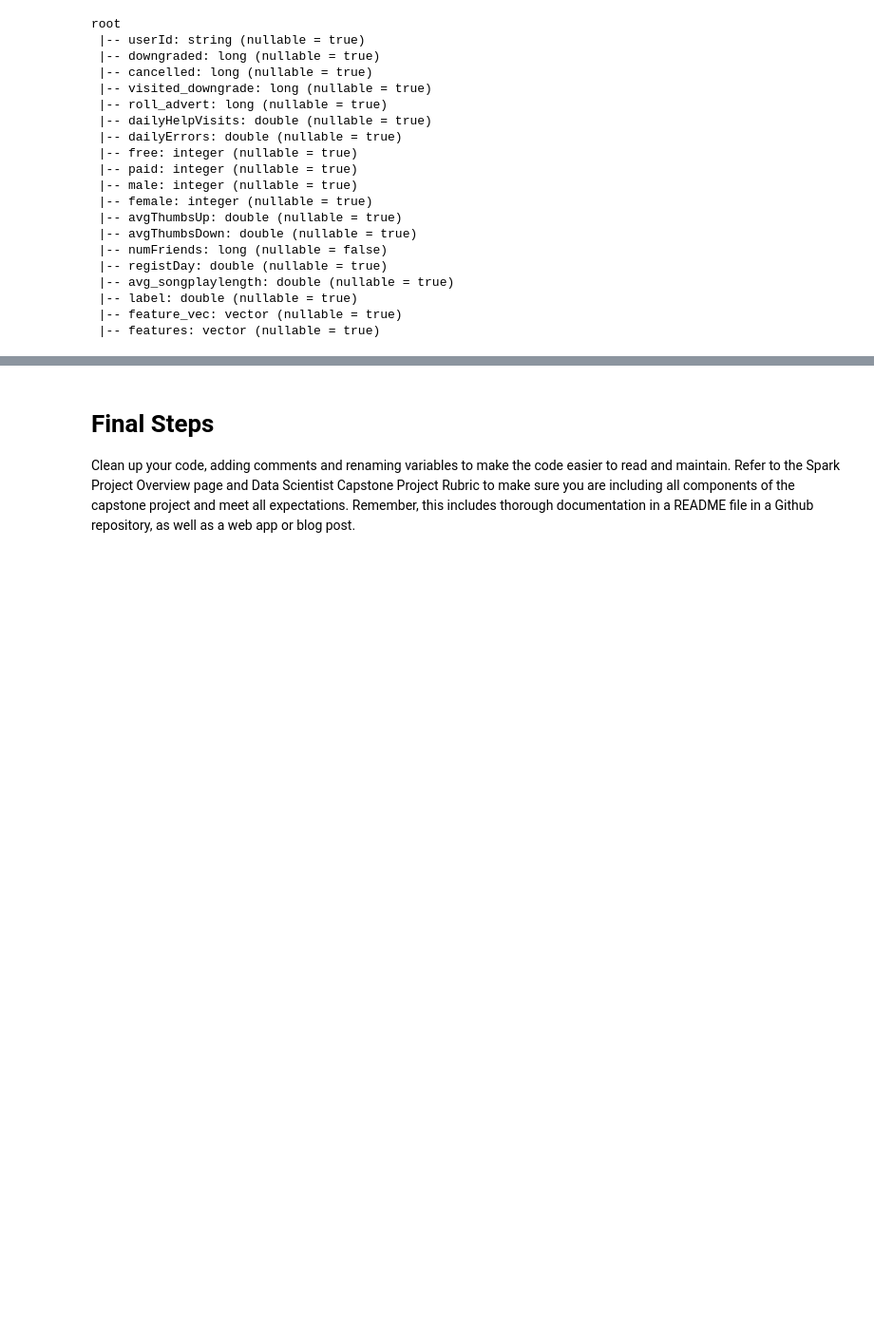
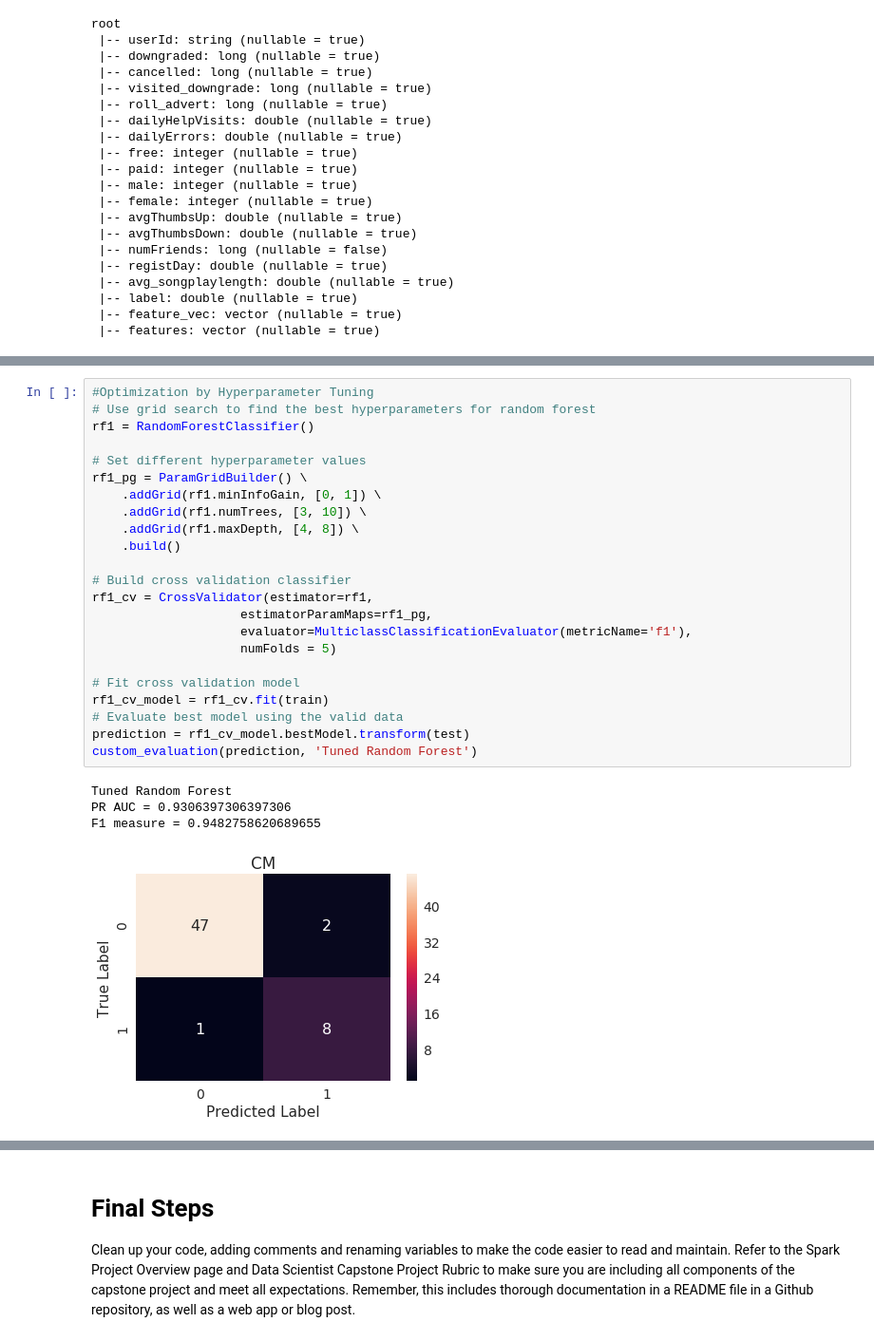
Before and after one commit to mmbwn0220/Spark_Project, a Jupyter notebook: Sparkify_final.ipynb, the cells around one changed output, grey strips where cells are left out. Shown at 95% size. Cells and saved outputs as stored; diff of their text form; blank space fills up the shorter version.

```diff
--- a/Sparkify_final.ipynb
+++ b/Sparkify_final.ipynb
@@ -736,2 +779,30 @@ Accuracy = 0.9836065573770492
+# %%
+#Optimization by Hyperparameter Tuning
+# Use grid search to find the best hyperparameters for random forest
+rf1 = RandomForestClassifier()
+
+# Set different hyperparameter values
+rf1_pg = ParamGridBuilder() \
+    .addGrid(rf1.minInfoGain, [0, 1]) \
+    .addGrid(rf1.numTrees, [3, 10]) \
+    .addGrid(rf1.maxDepth, [4, 8]) \
+    .build()
+
+# Build cross validation classifier
+rf1_cv = CrossValidator(estimator=rf1,
+                    estimatorParamMaps=rf1_pg,
+                    evaluator=MulticlassClassificationEvaluator(metricName='f1'),
+                    numFolds = 5)
+
+# Fit cross validation model
+rf1_cv_model = rf1_cv.fit(train)
+# Evaluate best model using the valid data
+prediction = rf1_cv_model.bestModel.transform(test)
+custom_evaluation(prediction, 'Tuned Random Forest')
+# %% [output]
+Tuned Random Forest
+PR AUC = 0.9306397306397306
+F1 measure = 0.9482758620689655
+[figure, added]
 # %%
 #featureImportances analysis
```
Also changed, not shown: parts of 18 cells of this notebook.
